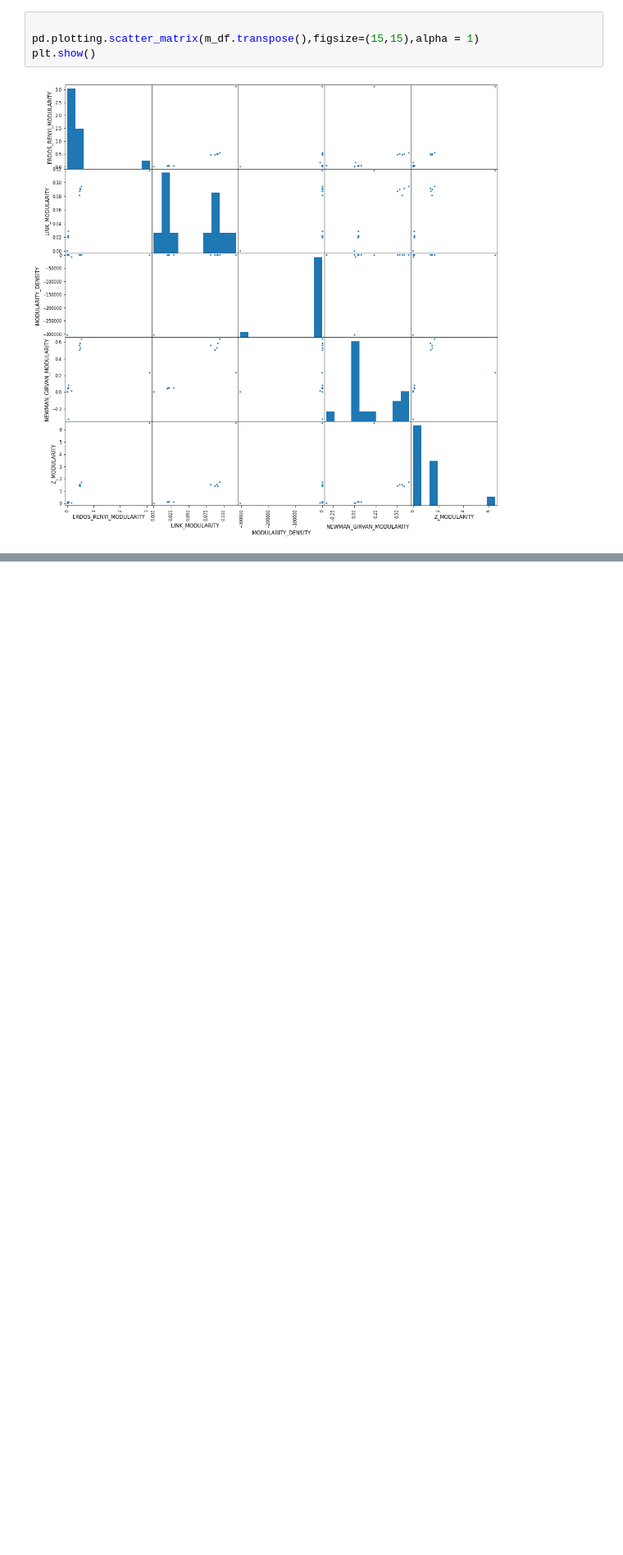
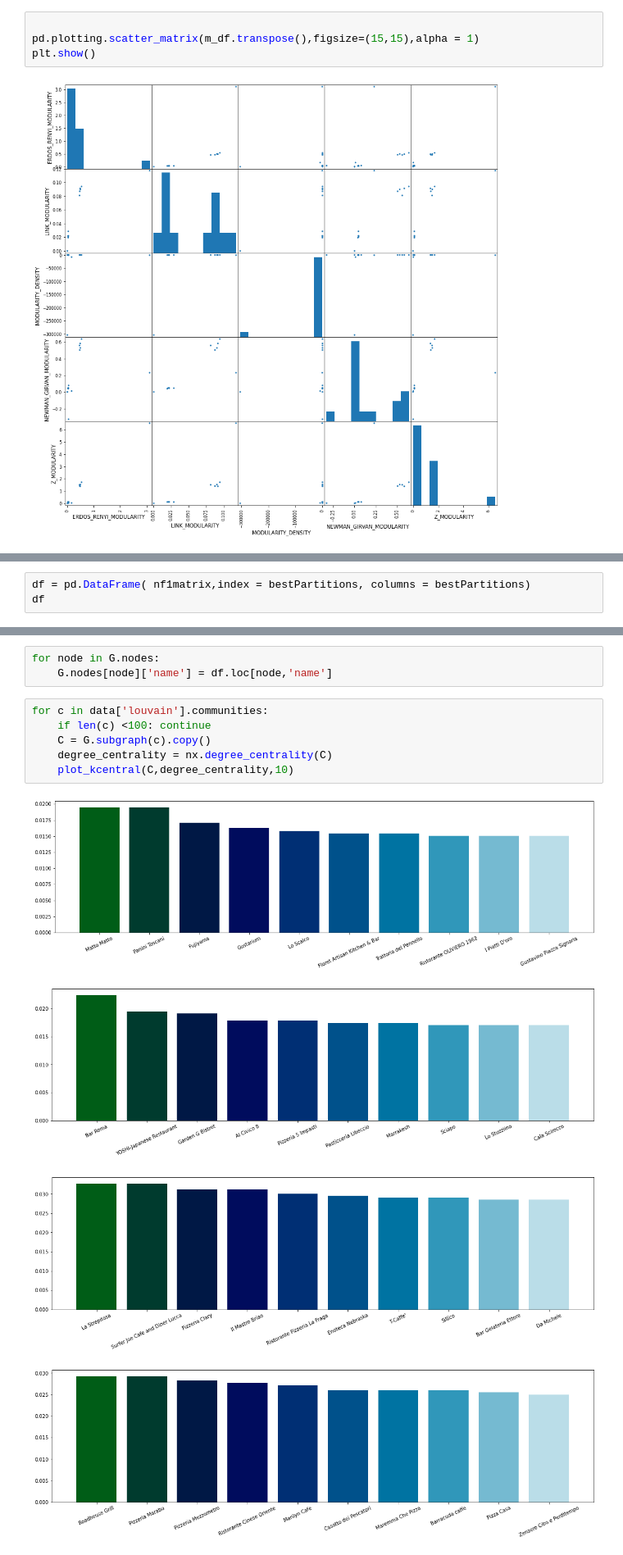
Before and after one commit to carloalbe/TripAdvisor-Tuscany-Restaurant-Social-Network-Analysis, a Jupyter notebook: community_discovery/codes/Static Community Discovery Jaccard.ipynb, the cells around one changed output, grey strips where cells are left out. Shown at 82% size. Cells and saved outputs as stored; diff of their text form; blank space fills up the shorter version.

```diff
--- a/community_discovery/codes/Static Community Discovery Jaccard.ipynb
+++ b/community_discovery/codes/Static Community Discovery Jaccard.ipynb
@@ -776,0 +932,3 @@ plt.show()
+# %%
+df = pd.DataFrame( nf1matrix,index = bestPartitions, columns = bestPartitions)
+df
@@ -776,0 +1127,14 @@ plt.show()
+# %%
+for node in G.nodes:
+    G.nodes[node]['name'] = df.loc[node,'name']
+# %%
+for c in data['louvain'].communities:
+    if len(c) <100: continue
+    C = G.subgraph(c).copy()
+    degree_centrality = nx.degree_centrality(C)
+    plot_kcentral(C,degree_centrality,10)
+# %% [output]
+[figure, added]
+[figure, added]
+[figure, added]
+[figure, added]
```
Also changed, not shown: parts of 35 cells of this notebook, 28 other files.
